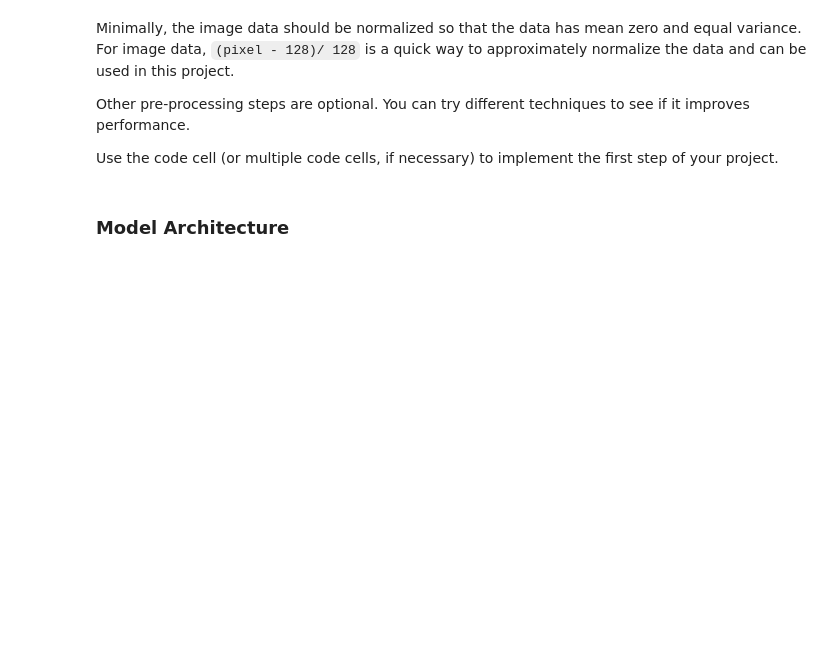
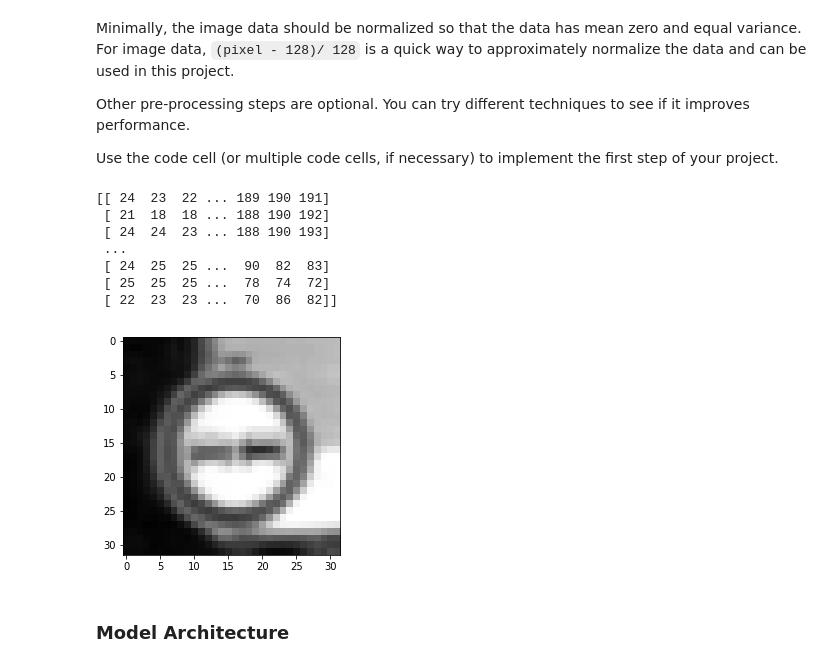
Before and after one commit to srikantviswanath/Traffic-Sign-Classifier-, a Jupyter notebook: Traffic_Sign_Classifier.ipynb, the cells around one changed output. Drawn from its saved outputs; the diff is of its cells as text; code cells hidden in the pictures; blank space fills up the shorter version.

```diff
--- a/Traffic_Sign_Classifier.ipynb
+++ b/Traffic_Sign_Classifier.ipynb
@@ -29,9 +30,9 @@ import pickle
 
 # TODO: Fill this in based on where you saved the training and testing data
 
-training_file = 'traffic-signs-data/train.p'
-validation_file ='traffic-signs-data/valid.p'
-testing_file = 'traffic-signs-data/test.p'
+training_file = 'train.p'
+validation_file ='valid.p'
+testing_file = 'test.p'
 
 with open(training_file, mode='rb') as f:
     train = pickle.load(f)
@@ -149,14 +150,32 @@ Use the code cell (or multiple code cells, if necessary) to implement the first
 # %%
 ### Preprocess the data here. It is required to normalize the data. Other preprocessing steps could include
 ### converting to grayscale, etc.
 ### Feel free to use as many code cells as needed.
 
+def grayscale(img):
+    return cv2.cvtColor(img, cv2.COLOR_RGB2GRAY)
+
 def normalize(images):
     return (images - 128.0) / 128
 
-X_train = normalize(X_train)
-X_valid = normalize(X_valid)
-X_test = normalize(X_test)
+#X_train = normalize(X_train)
+#X_valid = normalize(X_valid)
+#X_test = normalize(X_test)
+
+img = X_train[0]
+g = grayscale(img)
+print(g)
+plt.imshow(g, cmap='gray')
+plt.show()
+# %% [output]
+[[ 24  23  22 ... 189 190 191]
+ [ 21  18  18 ... 188 190 192]
+ [ 24  24  23 ... 188 190 193]
+ ...
+ [ 24  25  25 ...  90  82  83]
+ [ 25  25  25 ...  78  74  72]
+ [ 22  23  23 ...  70  86  82]]
+[figure, added]
 # %% [markdown]
 ### Model Architecture
 # %%
```
Also changed, not shown: parts of 2 cells of this notebook.
